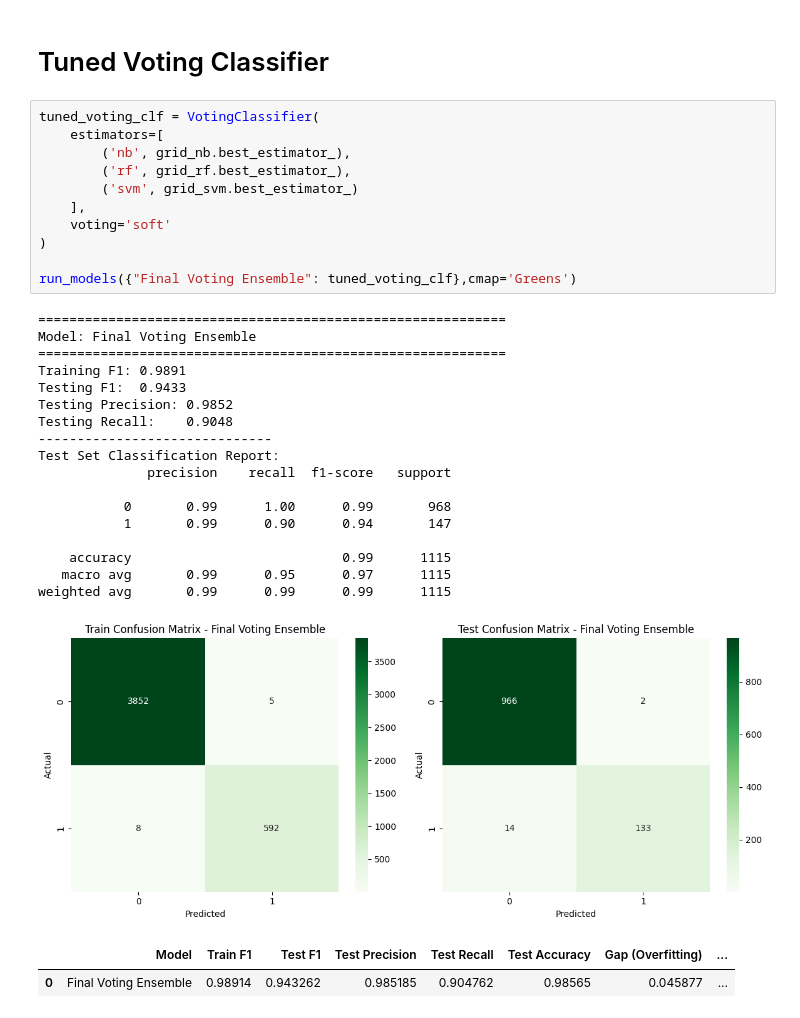
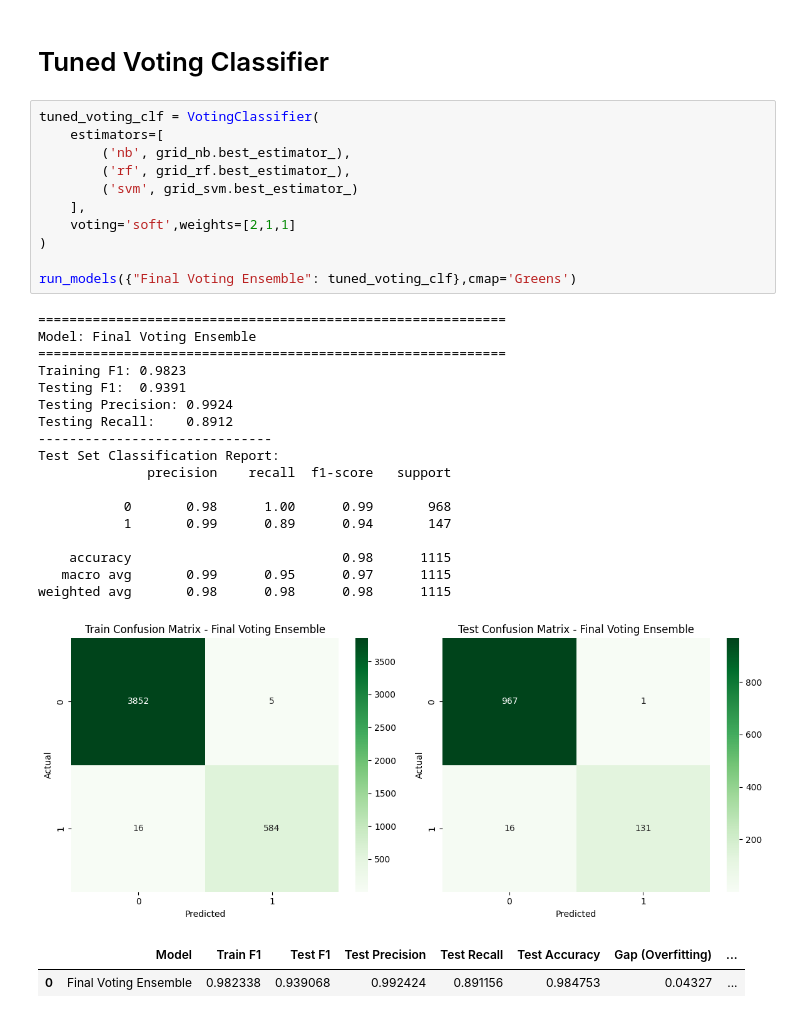
Before and after one commit to vishalgupta-git/sms-spam-detection-nlp, a Jupyter notebook: notebook.ipynb, the cells around one changed output. Cells and saved outputs as stored; diff of their text form.

```diff
--- a/notebook.ipynb
+++ b/notebook.ipynb
@@ -617,32 +617,32 @@ weighted avg       0.98      0.98      0.98      1115
 # %%
 tuned_voting_clf = VotingClassifier(
     estimators=[
         ('nb', grid_nb.best_estimator_),
         ('rf', grid_rf.best_estimator_),
         ('svm', grid_svm.best_estimator_)
     ],
-    voting='soft'
+    voting='soft',weights=[2,1,1]
 )
 
 run_models({"Final Voting Ensemble": tuned_voting_clf},cmap='Greens')
 # %% [output]
 ============================================================
 Model: Final Voting Ensemble
 ============================================================
-Training F1: 0.9891
-Testing F1:  0.9433
-Testing Precision: 0.9852
-Testing Recall:    0.9048
+Training F1: 0.9823
+Testing F1:  0.9391
+Testing Precision: 0.9924
+Testing Recall:    0.8912
 ------------------------------
 Test Set Classification Report:
               precision    recall  f1-score   support
 
-           0       0.99      1.00      0.99       968
-           1       0.99      0.90      0.94       147
+           0       0.98      1.00      0.99       968
+           1       0.99      0.89      0.94       147
 
-    accuracy                           0.99      1115
+    accuracy                           0.98      1115
    macro avg       0.99      0.95      0.97      1115
-weighted avg       0.99      0.99      0.99      1115
+weighted avg       0.98      0.98      0.98      1115
 [figure]
 |  | Model | Train F1 | Test F1 | Test Precision | Test Recall | Test Accuracy | Gap (Overfitting) | ... |
-| 0 | Final Voting Ensemble | 0.98914 | 0.943262 | 0.985185 | 0.904762 | 0.98565 | 0.045877 | ... |
+| 0 | Final Voting Ensemble | 0.982338 | 0.939068 | 0.992424 | 0.891156 | 0.984753 | 0.04327 | ... |
```
Also changed, not shown: 24 other files.
